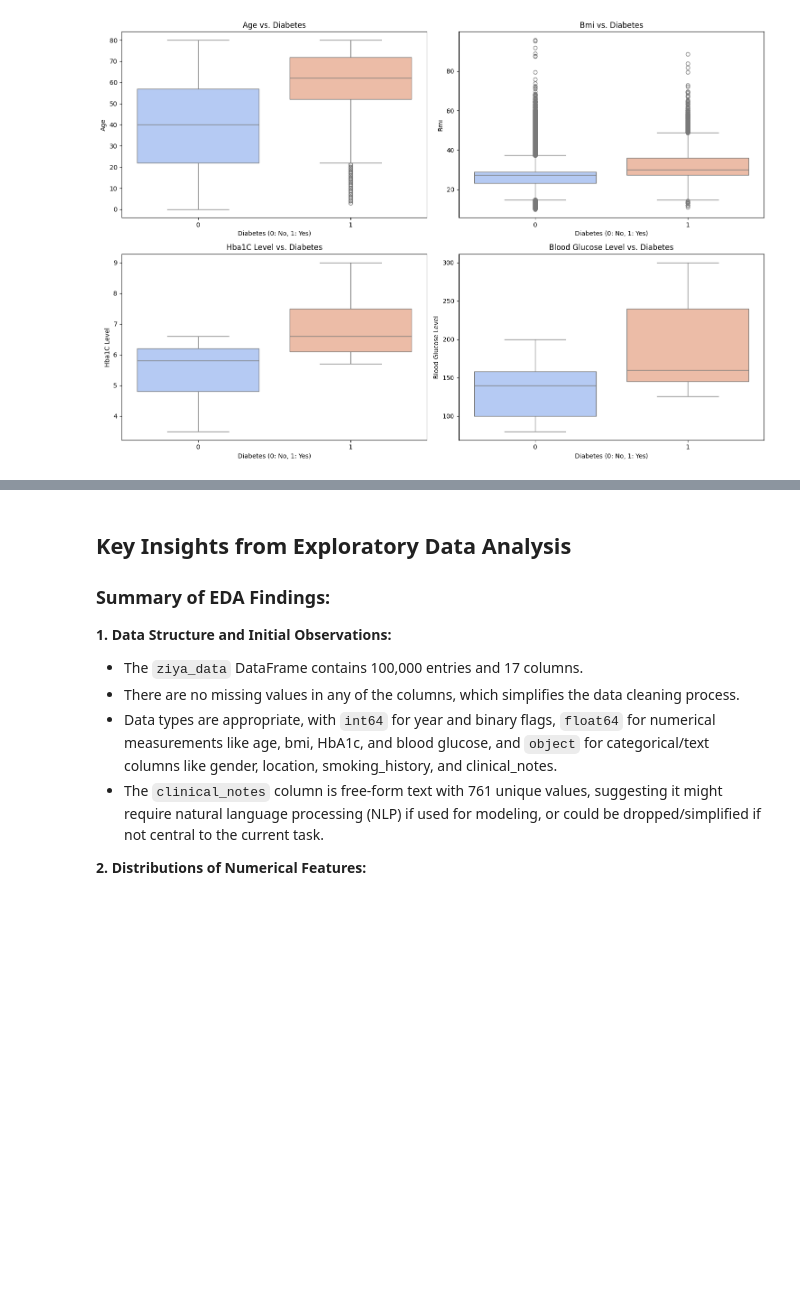
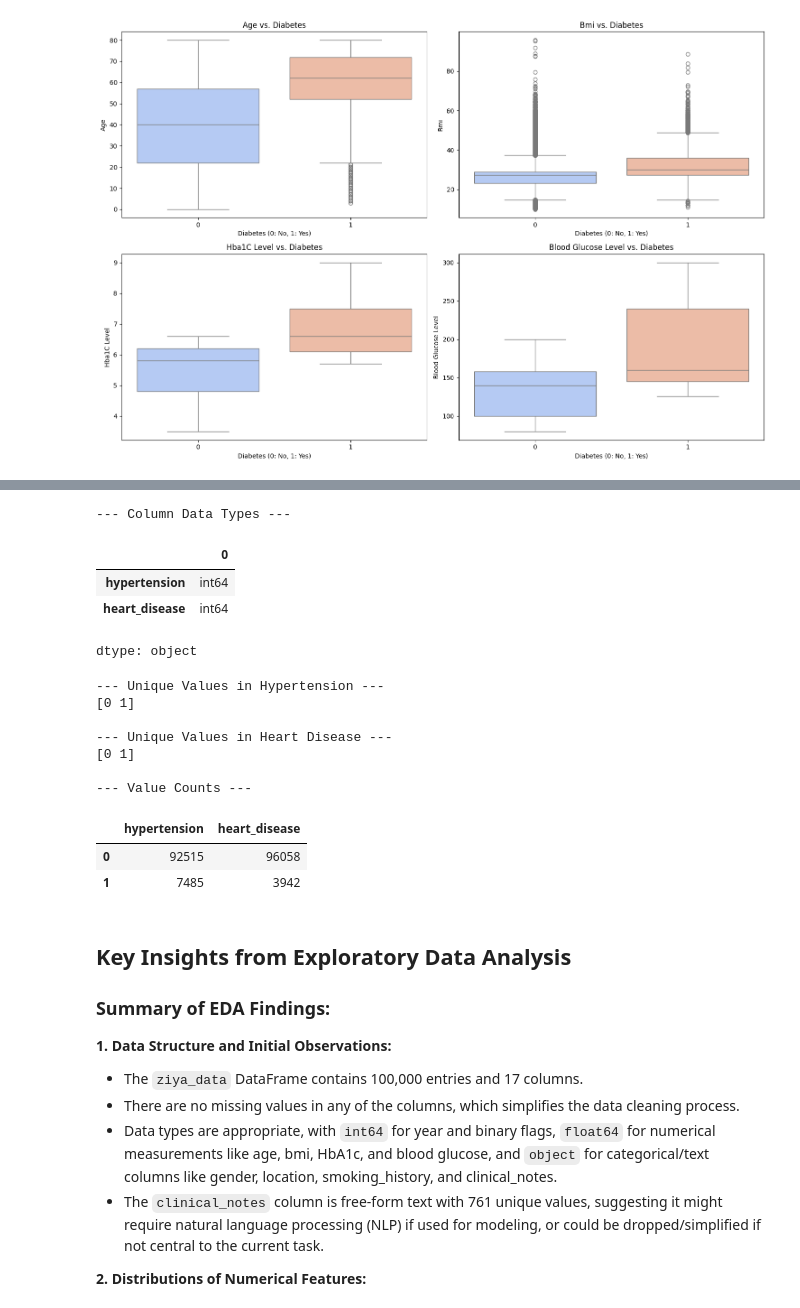
Before and after one commit to Frederick-Teye/ML-models, a Jupyter notebook: PI_Assignment_Final_Notebook.ipynb, the cells around one changed output, grey strips where cells are left out. Saved outputs shown, nothing was run; the diff lists cells and outputs as text; code cells hidden in the pictures; blank space fills up the shorter version.

```diff
--- a/PI_Assignment_Final_Notebook.ipynb
+++ b/PI_Assignment_Final_Notebook.ipynb
@@ -264,3 +277,31 @@ plt.show()
+# %%
+print('--- Column Data Types ---')
+display(ziya_data[['hypertension', 'heart_disease']].dtypes)
+
+print('\n--- Unique Values in Hypertension ---')
+print(ziya_data['hypertension'].unique())
+
+print('\n--- Unique Values in Heart Disease ---')
+print(ziya_data['heart_disease'].unique())
+
+print('\n--- Value Counts ---')
+display(ziya_data[['hypertension', 'heart_disease']].apply(pd.Series.value_counts))
+# %% [output]
+--- Column Data Types ---
+|  | 0 |
+| hypertension | int64 |
+| heart_disease | int64 |
+dtype: object
+--- Unique Values in Hypertension ---
+[0 1]
+
+--- Unique Values in Heart Disease ---
+[0 1]
+
+--- Value Counts ---
+|  | hypertension | heart_disease |
+| 0 | 92515 | 96058 |
+| 1 | 7485 | 3942 |
 # %% [markdown]
 ## Key Insights from Exploratory Data Analysis
 
```
Also changed, not shown: parts of 9 cells of this notebook.
